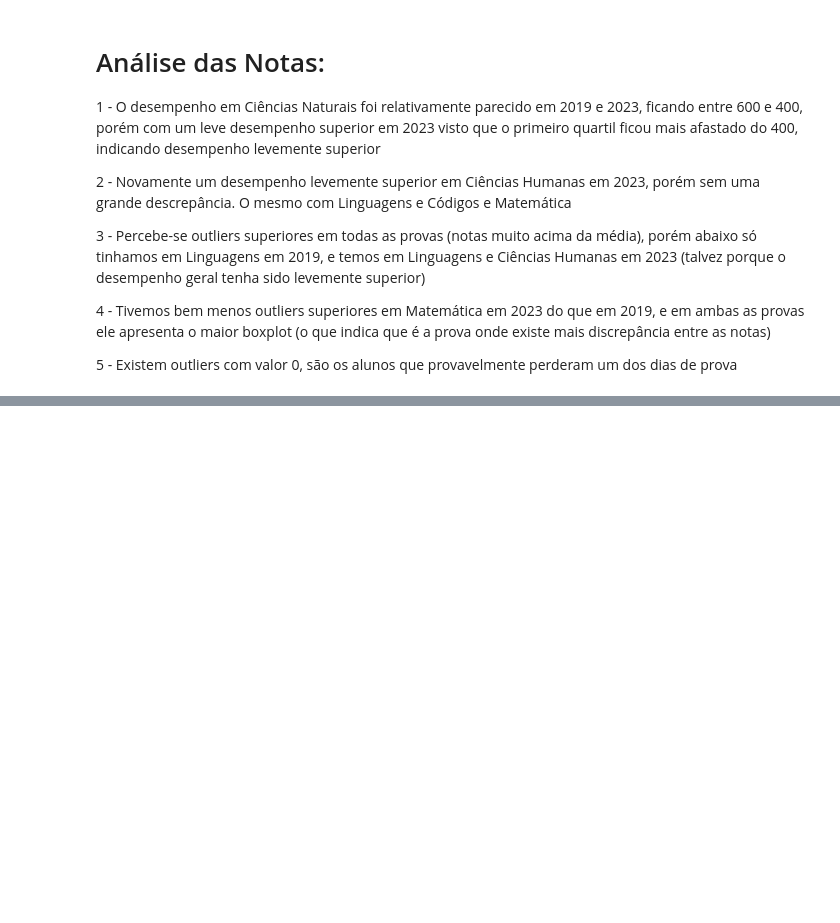
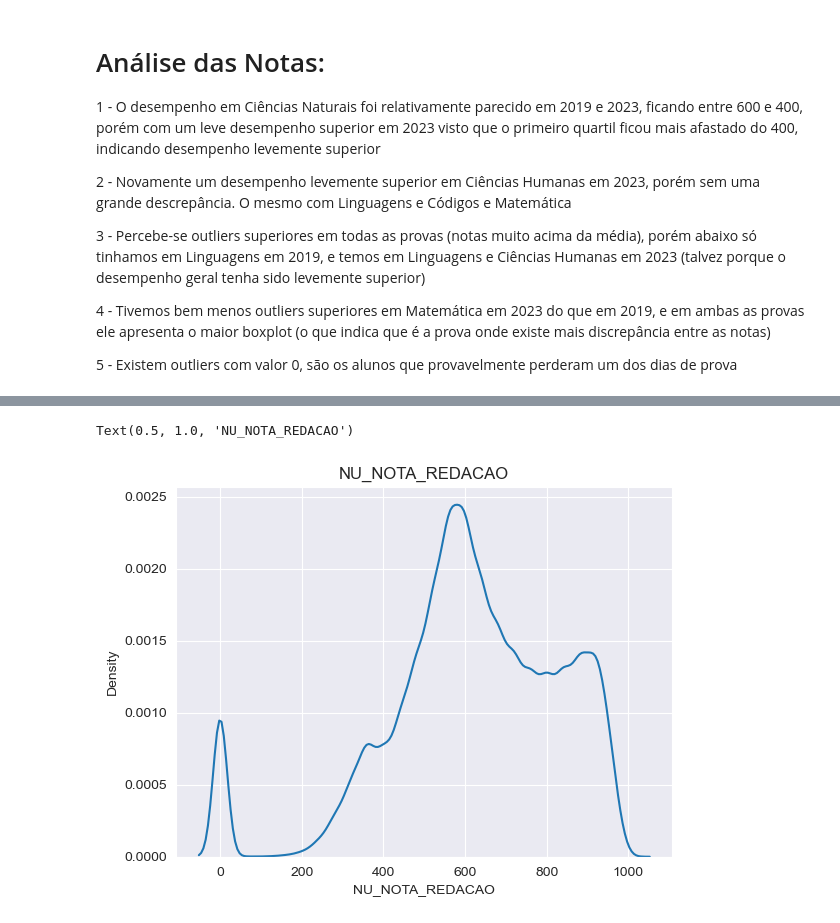
Before and after one commit to rhyanfrazao/aed-enem-2022, a Jupyter notebook: projeto-aed-enem-2023.ipynb, the cells around one changed output, grey strips where cells are left out. Saved outputs shown, nothing was run; the diff lists cells and outputs as text; code cells hidden in the pictures; blank space fills up the shorter version.

```diff
--- a/projeto-aed-enem-2023.ipynb
+++ b/projeto-aed-enem-2023.ipynb
@@ -395,0 +437,7 @@ for i in range(4):
+# %%
+# Analisando as notas de redação em 2023:
+
+sns.kdeplot(data=df_enem_2023['NU_NOTA_REDACAO']).set_title('NU_NOTA_REDACAO')
+# %% [output]
+Text(0.5, 1.0, 'NU_NOTA_REDACAO')
+[figure, added]
```
Also changed, not shown: parts of 26 cells of this notebook.
